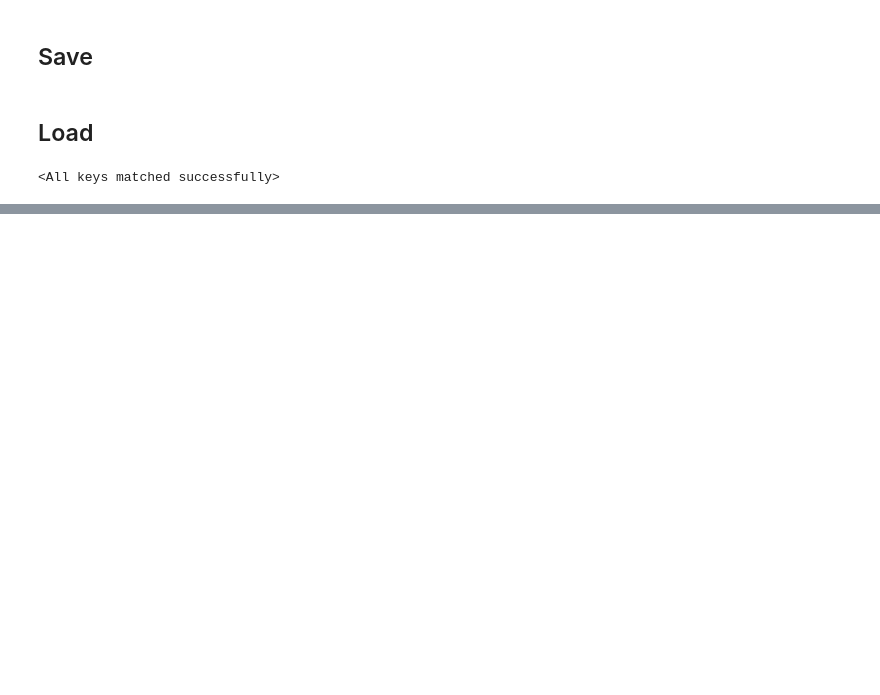
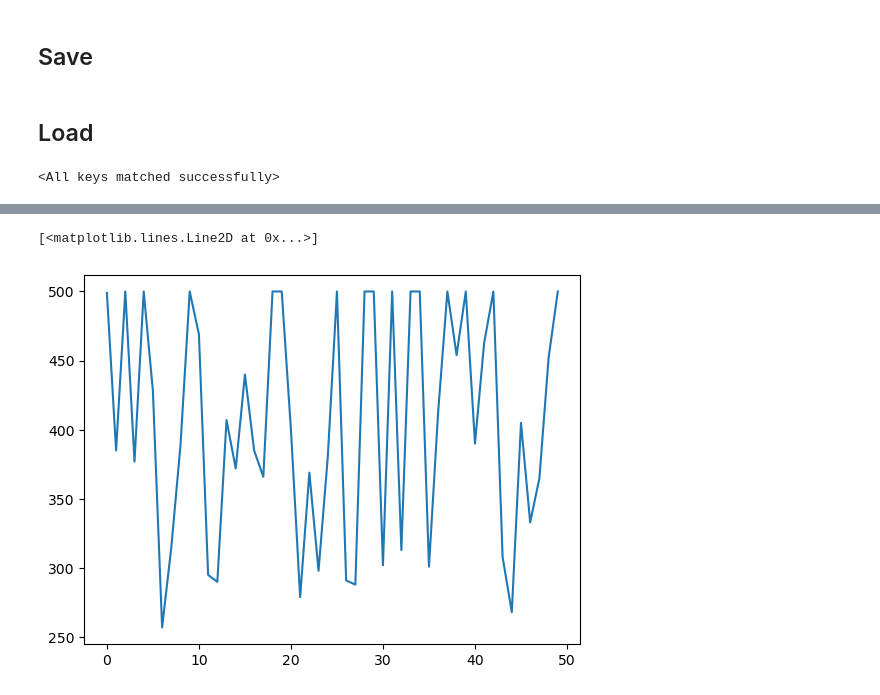
Before and after one commit to ninadkale98/Q-Actor-Critic-, a Jupyter notebook: cartpole/cartpole_QAC_final_attempt.ipynb, the cells around one changed output, grey strips where cells are left out. Cells and saved outputs as stored; diff of their text form; code cells hidden in the pictures; blank space fills up the shorter version.

Commit message:
cartpole done

```diff
--- a/cartpole/cartpole_QAC_final_attempt.ipynb
+++ b/cartpole/cartpole_QAC_final_attempt.ipynb
@@ -243,0 +251,36 @@ plt.plot(avg_reward, label = 'avg_rew')
+# %%
+# There. we finished
+# Lets see it in action
+done = False
+cnt = 0
+
+env = gym.make('CartPole-v1' )#, render_mode="human")
+
+observation, info = env.reset()
+
+reward_arr_eval = []
+
+for i in range(50):
+    observation, info = env.reset()
+    done = False
+    cnt = 0
+    reward_ = 0
+    while True:
+
+        cnt += 1
+        #env.render()
+        a_prob = Actor(torch.tensor(observation).float().to(device))
+        a =  np.argmax( a_prob.detach().cpu().numpy() )
+        observation, reward, ter, trun, _ = env.step(a)
+        # Lets see how long it lasts until failing
+        reward_ += reward
+        if ter or trun:
+            break
+    reward_arr_eval.append(reward_)
+    #print(f"Game lasted {cnt} moves")
+
+env.close()
+plt.plot(reward_arr_eval)
+# %% [output]
+[<matplotlib.lines.Line2D at 0x...>]
+[figure, added]
```
Also changed, not shown: parts of 4 cells of this notebook, 6 other files.
